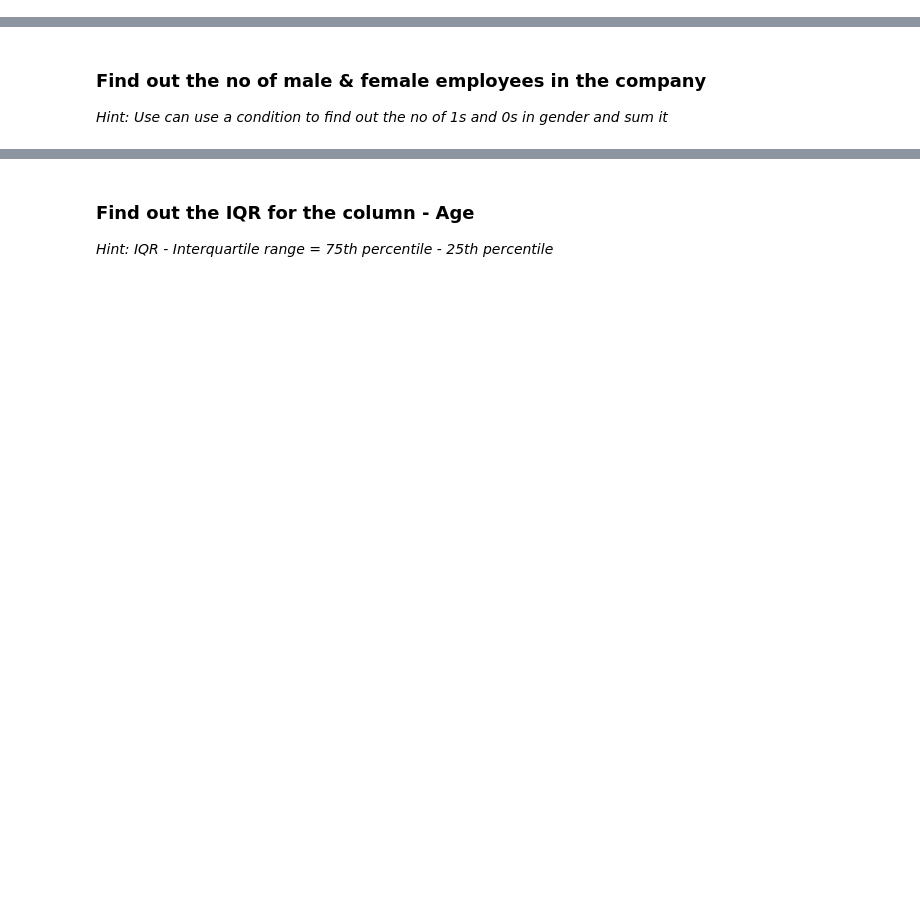
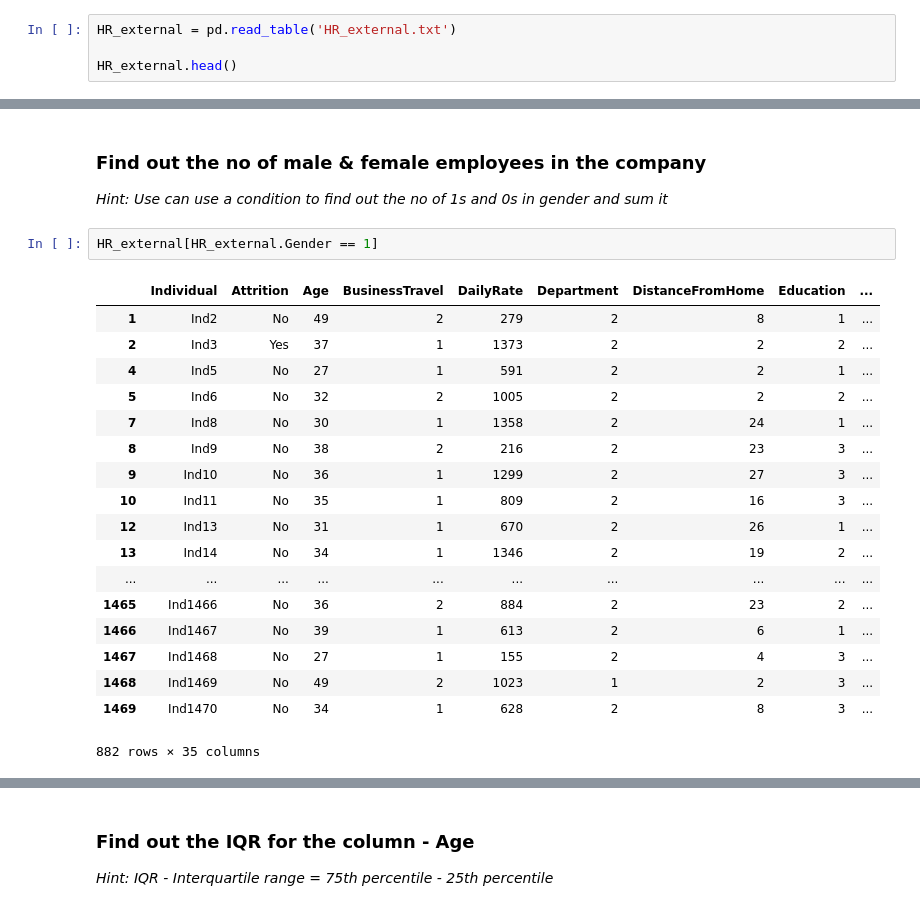
Before and after one commit to GreatLearningAIML1/delhi-may19-batch-pulkitmalhotra1984, a Jupyter notebook: R1-Lab-External_Questions.ipynb, the cells around one changed output, grey strips where cells are left out. Saved outputs shown, nothing was run; the diff lists cells and outputs as text; blank space fills up the shorter version.

```diff
--- a/R1-Lab-External_Questions.ipynb
+++ b/R1-Lab-External_Questions.ipynb
@@ -67,2 +231,6 @@ As a part of this lab, you are expected to answer the below questions
 # %% [markdown]
 ### Import the dataset (Note: The dataset is in .txt format) - Make sure to use delimiters
+# %%
+HR_external = pd.read_table('HR_external.txt')
+
+HR_external.head()
@@ -76,3 +300,24 @@ As a part of this lab, you are expected to answer the below questions
 ### Find out the no of male & female employees in the company
 
 *Hint: Use can use a condition to find out the no of 1s and 0s in gender and sum it*
+# %%
+HR_external[HR_external.Gender == 1]
+# %% [output]
+|  | Individual | Attrition | Age | BusinessTravel | DailyRate | Department | DistanceFromHome | Education | ... |
+| 1 | Ind2 | No | 49 | 2 | 279 | 2 | 8 | 1 | ... |
+| 2 | Ind3 | Yes | 37 | 1 | 1373 | 2 | 2 | 2 | ... |
+| 4 | Ind5 | No | 27 | 1 | 591 | 2 | 2 | 1 | ... |
+| 5 | Ind6 | No | 32 | 2 | 1005 | 2 | 2 | 2 | ... |
+| 7 | Ind8 | No | 30 | 1 | 1358 | 2 | 24 | 1 | ... |
+| 8 | Ind9 | No | 38 | 2 | 216 | 2 | 23 | 3 | ... |
+| 9 | Ind10 | No | 36 | 1 | 1299 | 2 | 27 | 3 | ... |
+| 10 | Ind11 | No | 35 | 1 | 809 | 2 | 16 | 3 | ... |
+| 12 | Ind13 | No | 31 | 1 | 670 | 2 | 26 | 1 | ... |
+| 13 | Ind14 | No | 34 | 1 | 1346 | 2 | 19 | 2 | ... |
+| ... | ... | ... | ... | ... | ... | ... | ... | ... | ... |
+| 1465 | Ind1466 | No | 36 | 2 | 884 | 2 | 23 | 2 | ... |
+| 1466 | Ind1467 | No | 39 | 1 | 613 | 2 | 6 | 1 | ... |
+| 1467 | Ind1468 | No | 27 | 1 | 155 | 2 | 4 | 3 | ... |
+| 1468 | Ind1469 | No | 49 | 2 | 1023 | 1 | 2 | 3 | ... |
+| 1469 | Ind1470 | No | 34 | 1 | 628 | 2 | 8 | 3 | ... |
+882 rows × 35 columns
```
Also changed, not shown: parts of 27 cells of this notebook.
